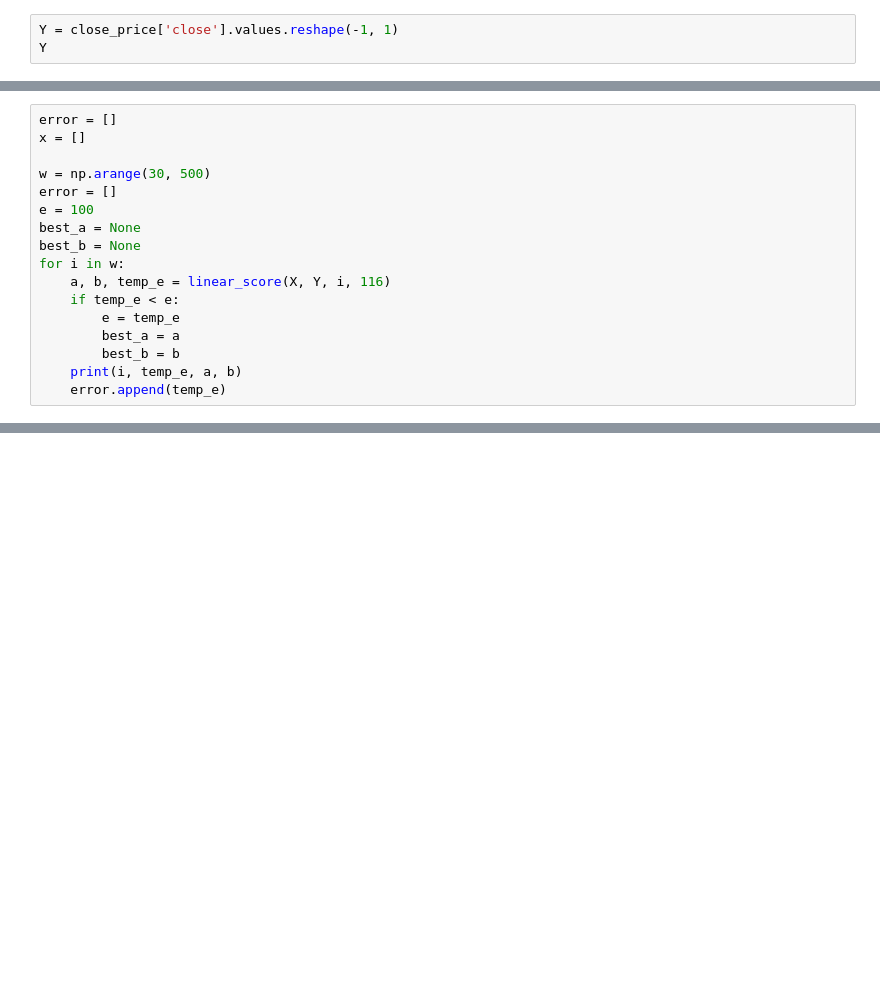
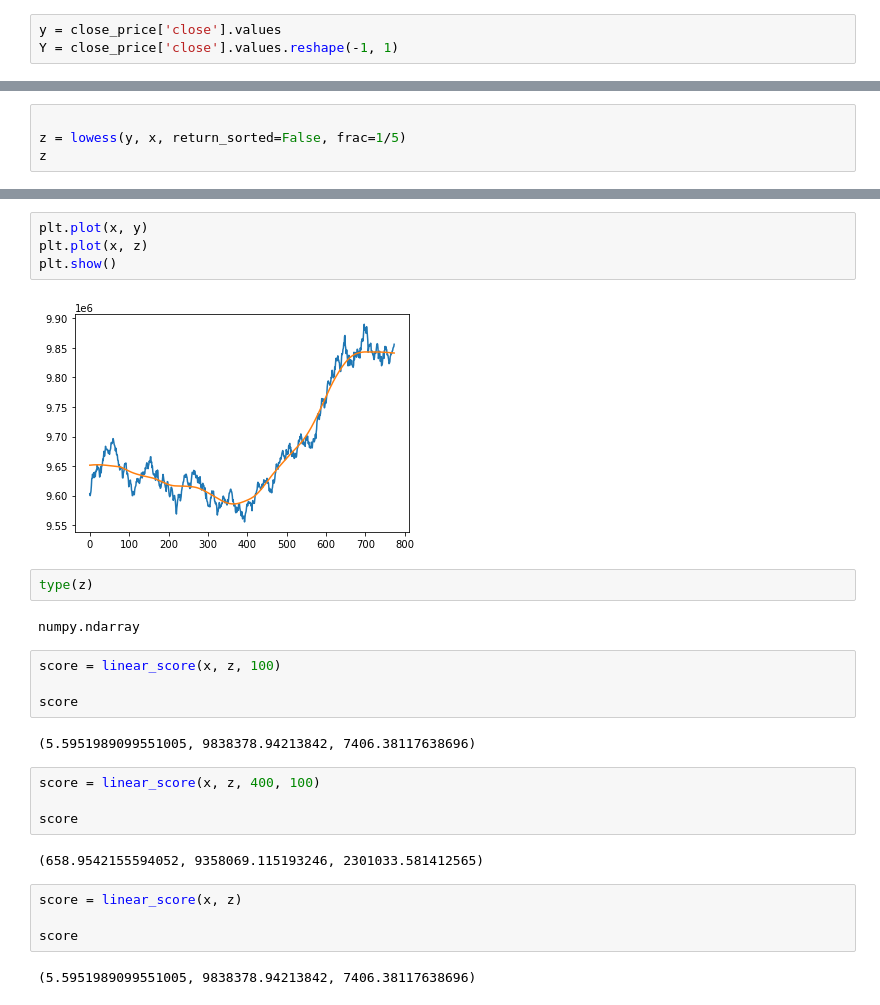
Before and after one commit to yasstake/ftxmmf, a Jupyter notebook: notebook/fit_trendline.ipynb, the cells around one changed output, grey strips where cells are left out. Cells and saved outputs as stored; diff of their text form; blank space fills up the shorter version.

```diff
--- a/notebook/fit_trendline.ipynb
+++ b/notebook/fit_trendline.ipynb
@@ -45,3 +20,3 @@ array([[  0],
 # %%
+y = close_price['close'].values
 Y = close_price['close'].values.reshape(-1, 1)
-Y
@@ -66,17 +22,0 @@ array([[9603390.],
-# %%
-error = []
-x = []
-
-w = np.arange(30, 500)
-error = []
-e = 100
-best_a = None
-best_b = None
-for i in w:
-    a, b, temp_e = linear_score(X, Y, i, 116)
-    if temp_e < e:
-        e = temp_e
-        best_a = a
-        best_b = b
-    print(i, temp_e, a, b)
-    error.append(temp_e)
@@ -137,0 +57,4 @@ e
+# %%
+
+z = lowess(y, x, return_sorted=False, frac=1/5)
+z
@@ -138,3 +79,31 @@ e
+# %%
+plt.plot(x, y)
+plt.plot(x, z)
+plt.show()
+# %% [output]
+[figure, added]
+# %%
+type(z)
+# %% [output]
+numpy.ndarray
+# %%
+score = linear_score(x, z, 100)
+
+score
+# %% [output]
+(5.5951989099551005, 9838378.94213842, 7406.38117638696)
+# %%
+score = linear_score(x, z, 400, 100)
+
+score
+# %% [output]
+(658.9542155594052, 9358069.115193246, 2301033.581412565)
+# %%
+score = linear_score(x, z)
+
+score
+# %% [output]
+(5.5951989099551005, 9838378.94213842, 7406.38117638696)
 # %%
 x
 # %% [output]
```
Also changed, not shown: parts of 24 cells of this notebook, 3 other files.
